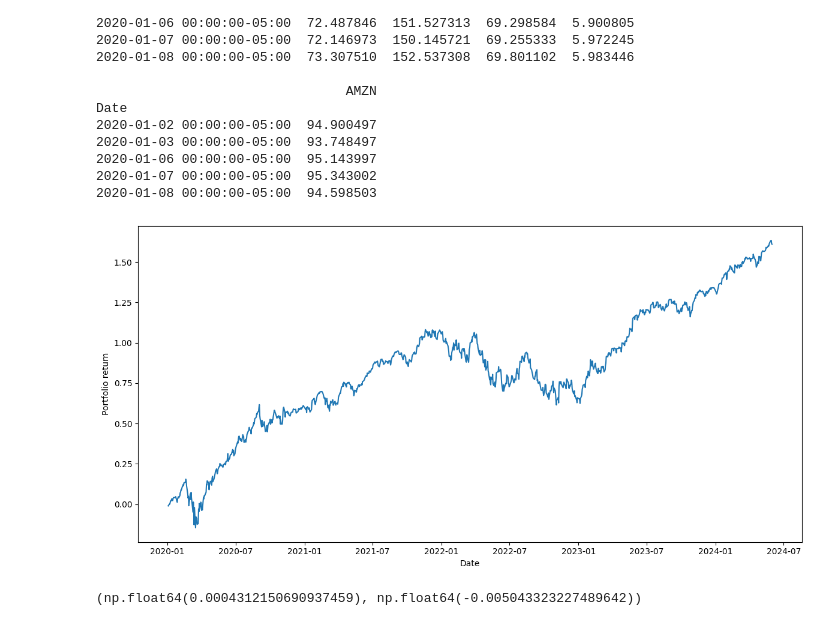
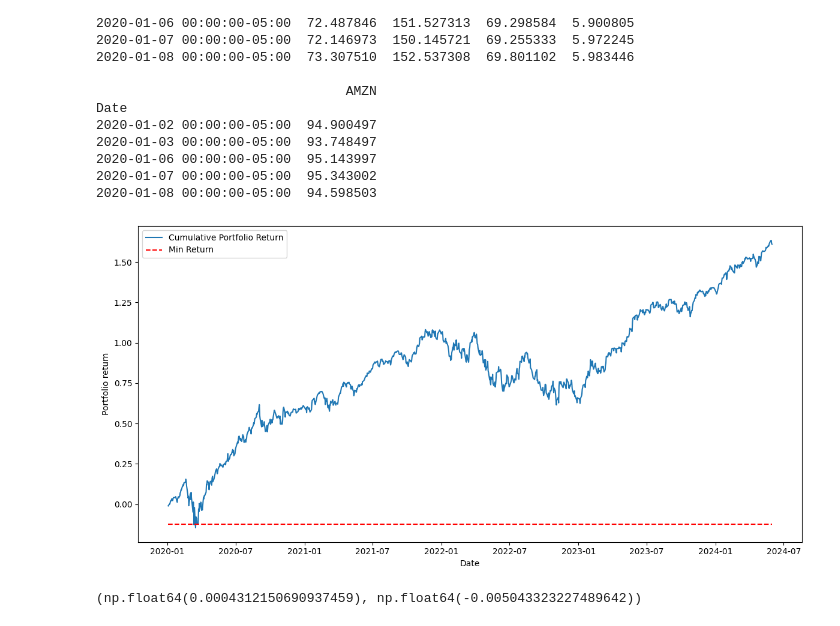
Before and after one commit to manipuppeteer/Finance-Projects, a Jupyter notebook: Stess_Test.ipynb, the cells around one changed output. Drawn from its saved outputs; the diff is of its cells as text; code cells hidden in the pictures.

```diff
--- a/Stess_Test.ipynb
+++ b/Stess_Test.ipynb
@@ -55,13 +55,15 @@ mean=portfolio_returns.mean()
 std_dev=portfolio_returns.std()
 # %%
 plt.figure(figsize=(12,6))
-plt.plot(portfolio_returns.index, portfolio_returns.cumsum(), label = 'Cumulative Portfolio Return')
+plt.plot(portfolio_returns.index, portfolio_returns.cumsum(), label='Cumulative Portfolio Return')
+plt.hlines(y=portfolio_returns.min(), xmin=portfolio_returns.index.min(), xmax=portfolio_returns.index.max(), color='red', linestyle='--', label='Min Return')
 plt.xlabel('Date')
 plt.ylabel('Portfolio return')
+plt.legend()
 plt.tight_layout()
 plt.show()
 # %% [output]
-[figure, old version]
+[figure, new version]
 # %%
 from scipy.stats import t
 df, loc, scale = t.fit(portfolio_returns)
```
Also changed, not shown: parts of 6 cells of this notebook, 1 other file.
